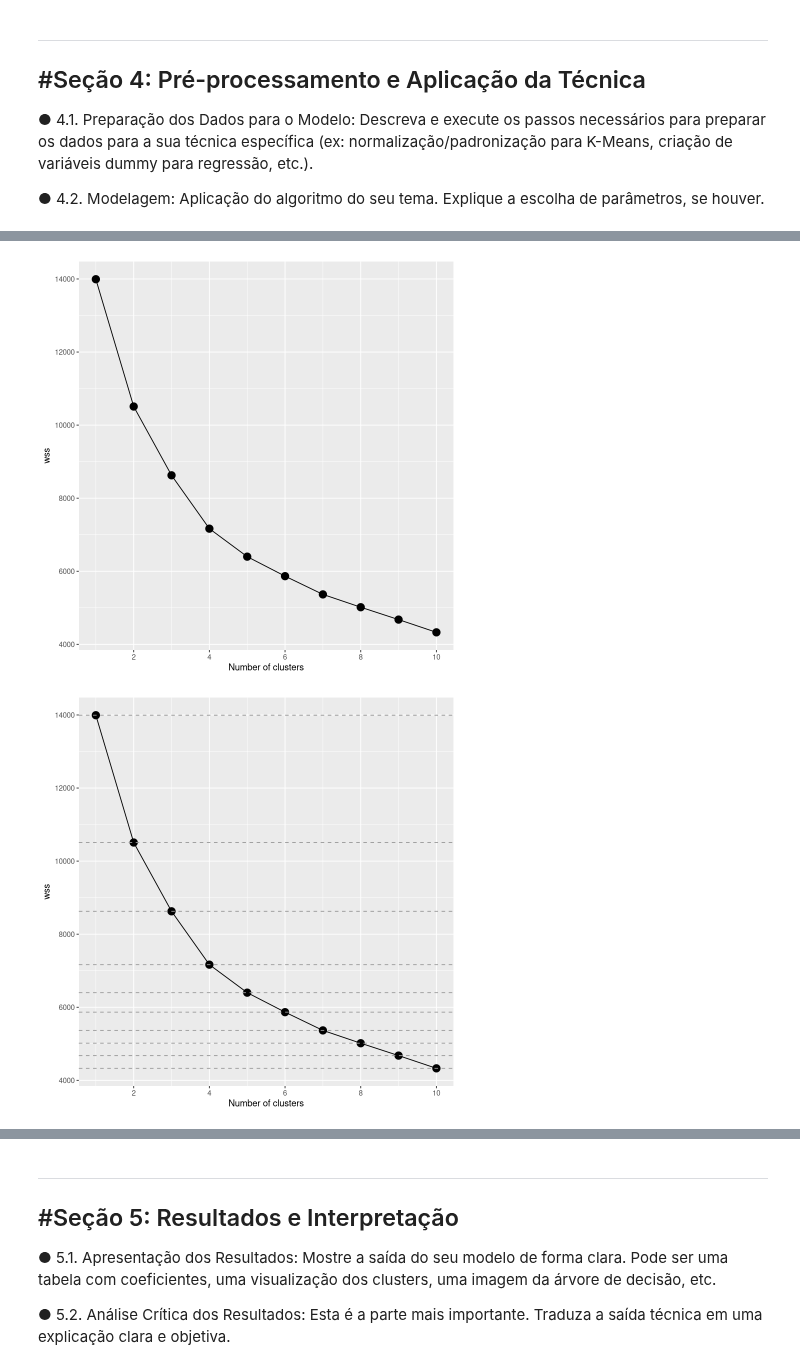
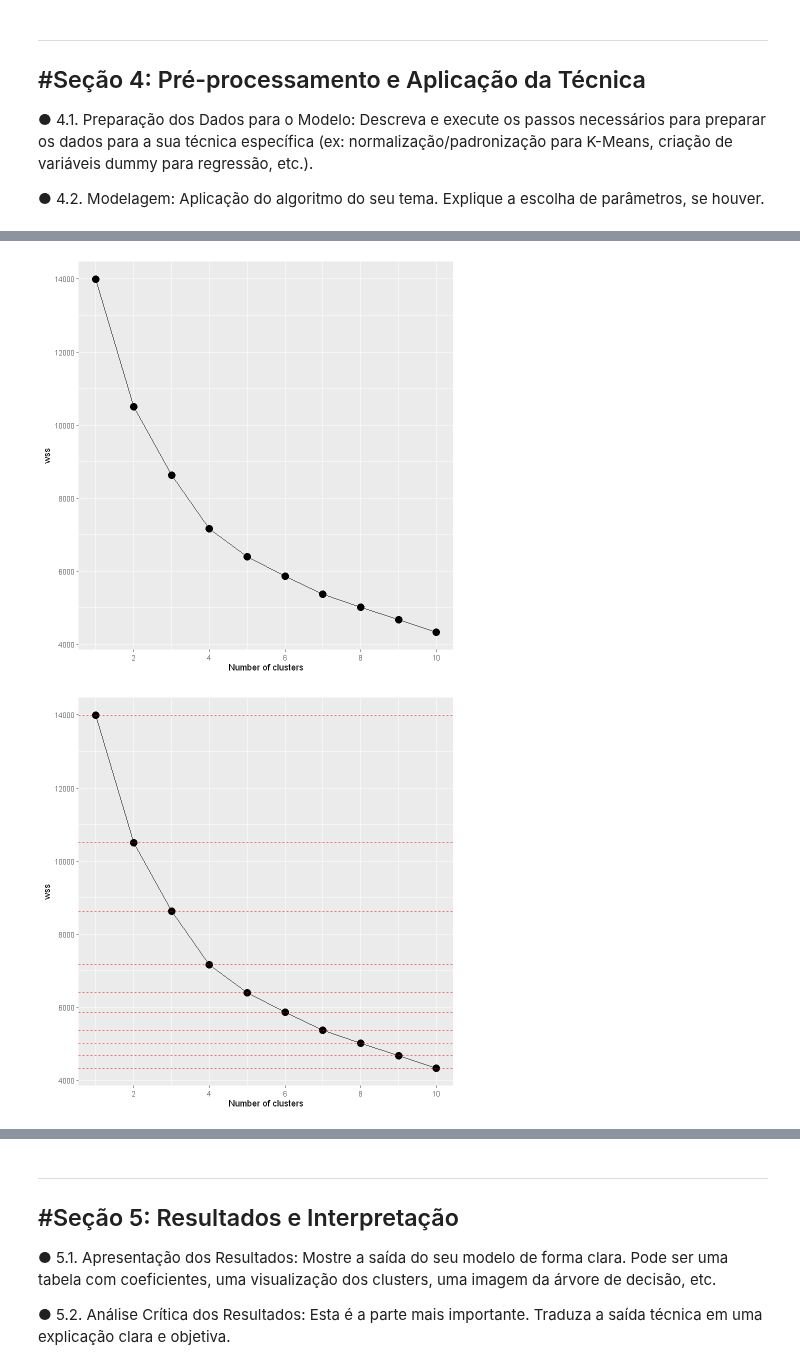
Before and after one commit to ThAlvesM/Kmean_2026-1, a Jupyter notebook: Kmean_2026-1.ipynb, the cells around one changed output, grey strips where cells are left out. Cells and saved outputs as stored; diff of their text form; code cells hidden in the pictures.

```diff
--- a/Kmean_2026-1.ipynb
+++ b/Kmean_2026-1.ipynb
@@ -616,18 +663,8 @@ para K-Means, criação de variáveis dummy para regressão, etc.).
 ● 4.2. Modelagem: Aplicação do algoritmo do seu tema. Explique a escolha de
 parâmetros, se houver.
 # %%
-df = dataset[,!(names(dataset) %in% c("ID"))]
 
-
-# dataset_preparado <- dummy_cols(
-#   dataset_f,
-#   select_columns = c("Gender","Profession"),
-#   remove_selected_columns = TRUE
-# )
-
-head(df)
-
-dataset_final<- as.data.frame(scale(df))
+dataset_final<- as.data.frame(scale(dataset_sem_id))
 head(dataset_final)
 # %% [output]
 A data.frame: 6 × 7
@@ -669,14 +697,14 @@ scree_plot <- ggplot(wss_df, aes(x = clusters, y = wss, group = 1)) +
     xlab('Number of clusters')
 scree_plot
 # %% [output]
-[figure, old version]
+[figure, new version]
 # %%
 scree_plot +
   geom_hline(
     yintercept = wss,
     linetype = 'dashed',
-    color = 'gray60',
+    color = 'red',
     linewidth = 0.5
   )
 # %% [output]
-[figure, old version]
+[figure, new version]
```
Also changed, not shown: parts of 31 cells of this notebook, 3 other files.
